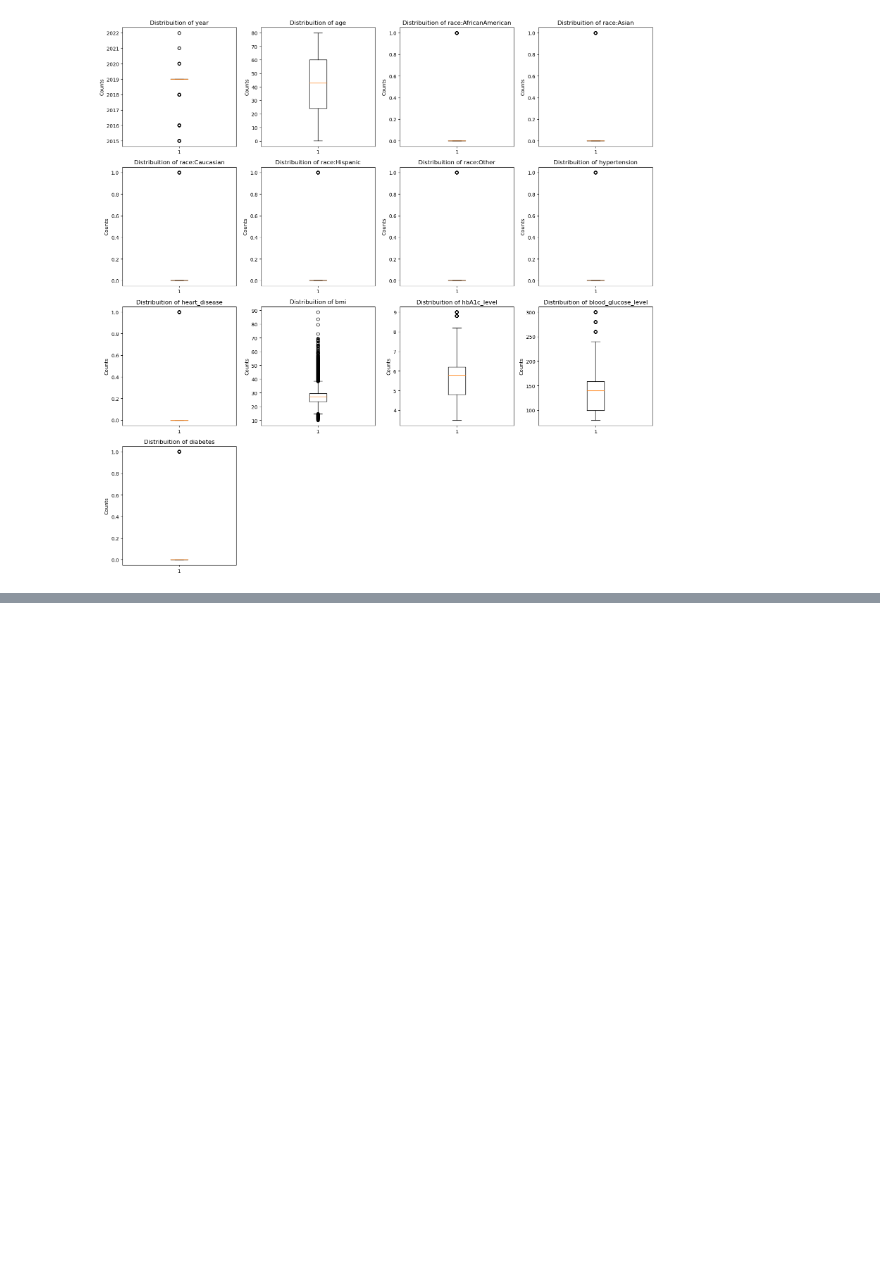
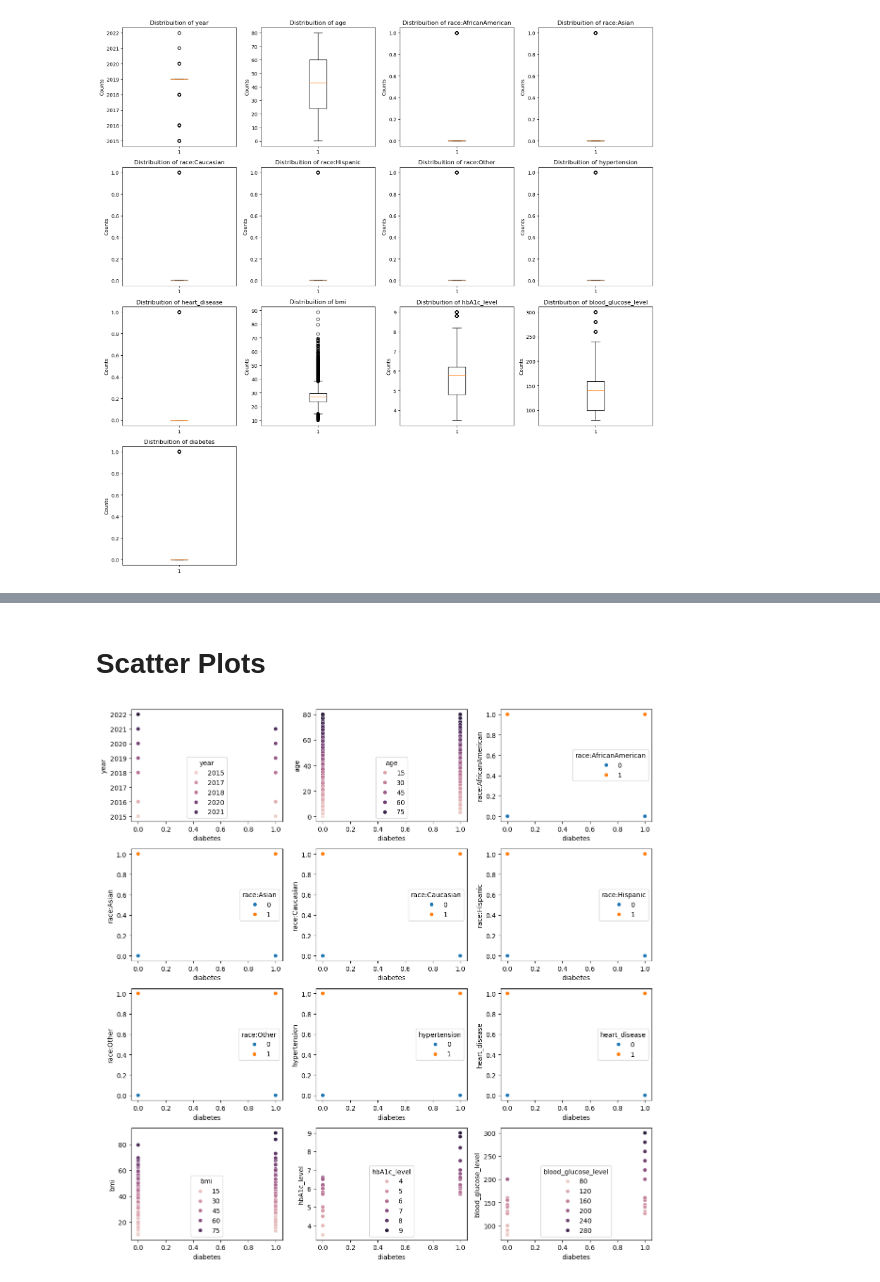
Before and after one commit to MaukanMir/Diabetes-Classification-, a Jupyter notebook: training.ipynb, the cells around one changed output, grey strips where cells are left out. Saved outputs shown, nothing was run; the diff lists cells and outputs as text; code cells hidden in the pictures; blank space fills up the shorter version.

```diff
--- a/training.ipynb
+++ b/training.ipynb
@@ -180,0 +230,6 @@ plot_distribution(numeric_types, "box")
+# %% [markdown]
+# Scatter Plots
+# %%
+scatter_plot(df, interested_columns, "diabetes")
+# %% [output]
+[figure, added]
```
Also changed, not shown: parts of 7 cells of this notebook.
